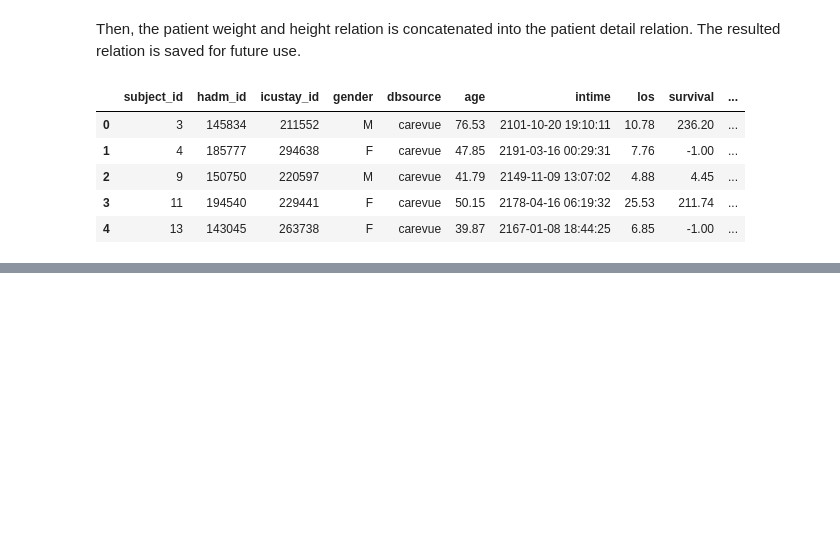
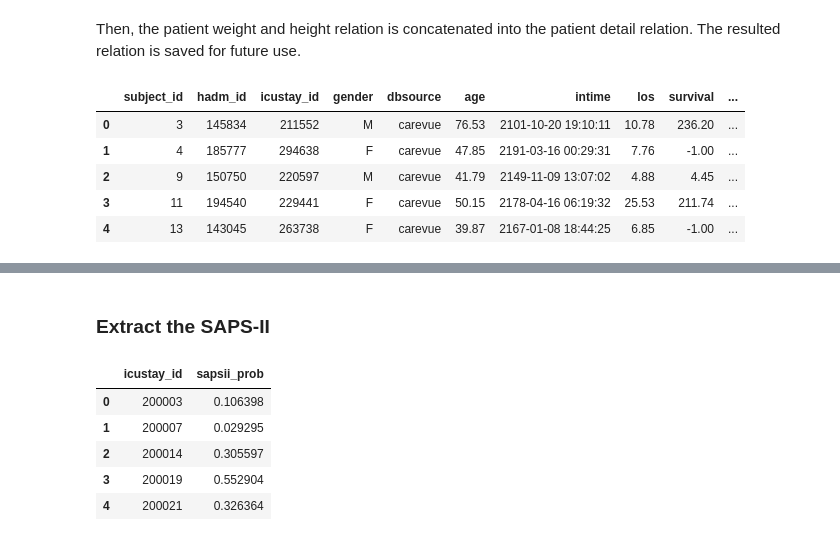
Before and after one commit to OrangeWong/predicting_morality, a Jupyter notebook: data_extraction.ipynb, the cells around one changed output, grey strips where cells are left out. Drawn from its saved outputs; the diff is of its cells as text; code cells hidden in the pictures; blank space fills up the shorter version.

```diff
--- a/data_extraction.ipynb
+++ b/data_extraction.ipynb
@@ -458,0 +621,24 @@ labdata.head()
+# %% [markdown]
+### Extract the SAPS-II
+# %%
+query = query_schema + """
+select icustay_id, sapsii_prob
+from SAPSII where icustay_id in %(cohortIDs)s
+"""
+
+# Execute the query
+sapsii = execute_query(query, dbinfo, params=params)
+
+# Save the SAPS-II data
+file_path = get_path('sapsii_score', 'csv')
+save_to_csv(sapsii, file_path)
+
+# Show the first few rows of the data
+sapsii.head()
+# %% [output]
+|  | icustay_id | sapsii_prob |
+| 0 | 200003 | 0.106398 |
+| 1 | 200007 | 0.029295 |
+| 2 | 200014 | 0.305597 |
+| 3 | 200019 | 0.552904 |
+| 4 | 200021 | 0.326364 |
```
Also changed, not shown: parts of 24 cells of this notebook, 1 other file.
